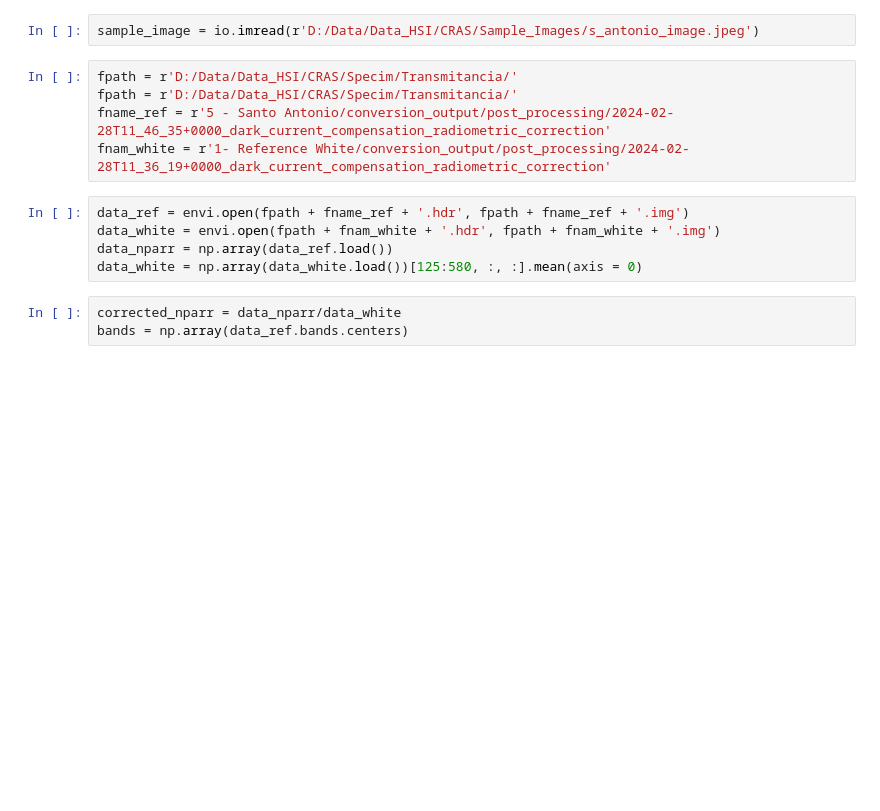
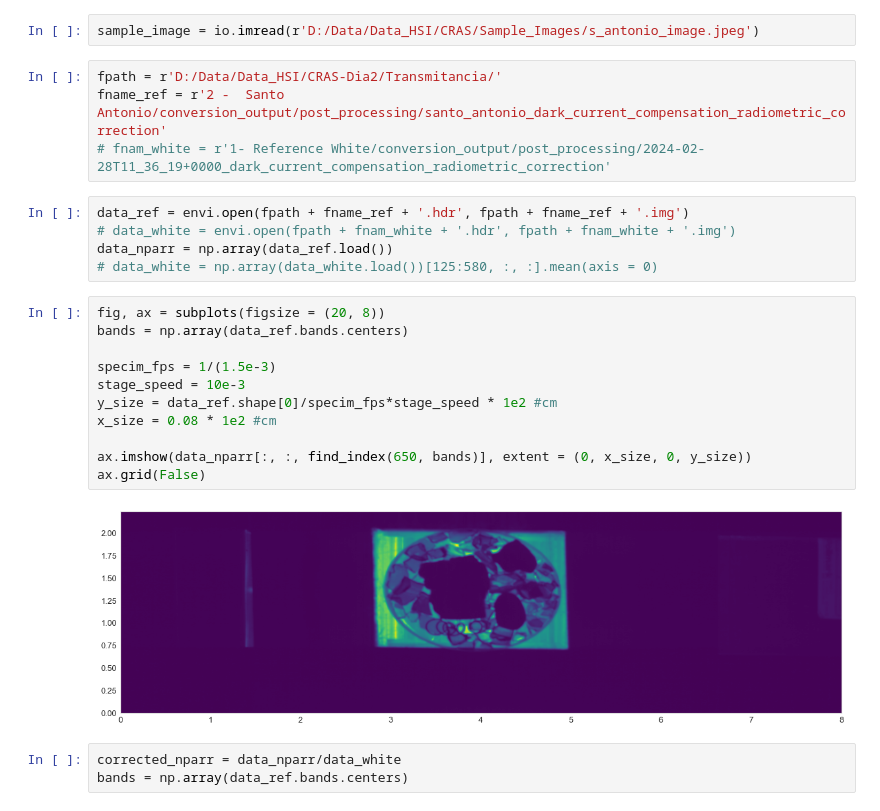
Before and after one commit to tomasjmlopes/Spectral_repo, a Jupyter notebook: Hyperspectral_glass/preliminary_transmitance.ipynb, the cells around one changed output. Drawn from its saved outputs; the diff is of its cells as text; blank space fills up the shorter version.

```diff
--- a/Hyperspectral_glass/preliminary_transmitance.ipynb
+++ b/Hyperspectral_glass/preliminary_transmitance.ipynb
@@ -10,15 +10,27 @@ find_index = lambda x, wvls: np.argmin(np.abs(wvls - x), axis = 0)
 # %%
 sample_image = io.imread(r'D:/Data/Data_HSI/CRAS/Sample_Images/s_antonio_image.jpeg')
 # %%
-fpath = r'D:/Data/Data_HSI/CRAS/Specim/Transmitancia/'
-fpath = r'D:/Data/Data_HSI/CRAS/Specim/Transmitancia/'
-fname_ref = r'5 - Santo Antonio/conversion_output/post_processing/2024-02-28T11_46_35+0000_dark_current_compensation_radiometric_correction'
-fnam_white = r'1- Reference White/conversion_output/post_processing/2024-02-28T11_36_19+0000_dark_current_compensation_radiometric_correction'
+fpath = r'D:/Data/Data_HSI/CRAS-Dia2/Transmitancia/'
+fname_ref = r'2 -  Santo Antonio/conversion_output/post_processing/santo_antonio_dark_current_compensation_radiometric_correction'
+# fnam_white = r'1- Reference White/conversion_output/post_processing/2024-02-28T11_36_19+0000_dark_current_compensation_radiometric_correction'
 # %%
 data_ref = envi.open(fpath + fname_ref + '.hdr', fpath + fname_ref + '.img')
-data_white = envi.open(fpath + fnam_white + '.hdr', fpath + fnam_white + '.img')
+# data_white = envi.open(fpath + fnam_white + '.hdr', fpath + fnam_white + '.img')
 data_nparr = np.array(data_ref.load())
-data_white = np.array(data_white.load())[125:580, :, :].mean(axis = 0)
+# data_white = np.array(data_white.load())[125:580, :, :].mean(axis = 0)
+# %%
+fig, ax = subplots(figsize = (20, 8))
+bands = np.array(data_ref.bands.centers)
+
+specim_fps = 1/(1.5e-3)
+stage_speed = 10e-3
+y_size = data_ref.shape[0]/specim_fps*stage_speed * 1e2 #cm
+x_size = 0.08 * 1e2 #cm
+
+ax.imshow(data_nparr[:, :, find_index(650, bands)], extent = (0, x_size, 0, y_size))
+ax.grid(False)
+# %% [output]
+[figure, added]
 # %%
 corrected_nparr = data_nparr/data_white
 bands = np.array(data_ref.bands.centers)
```
Also changed, not shown: parts of 1 cell of this notebook, 1 other file.
